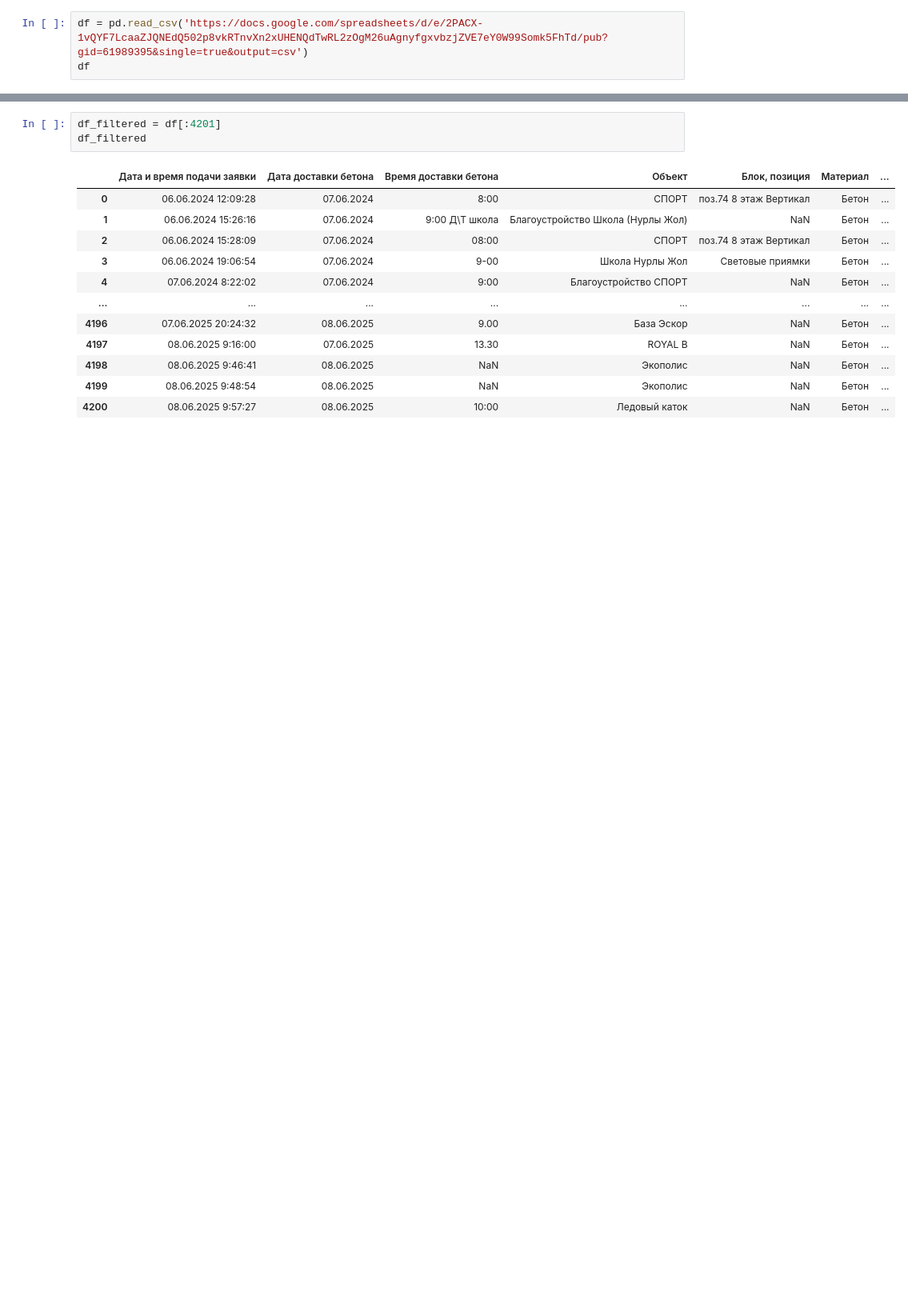
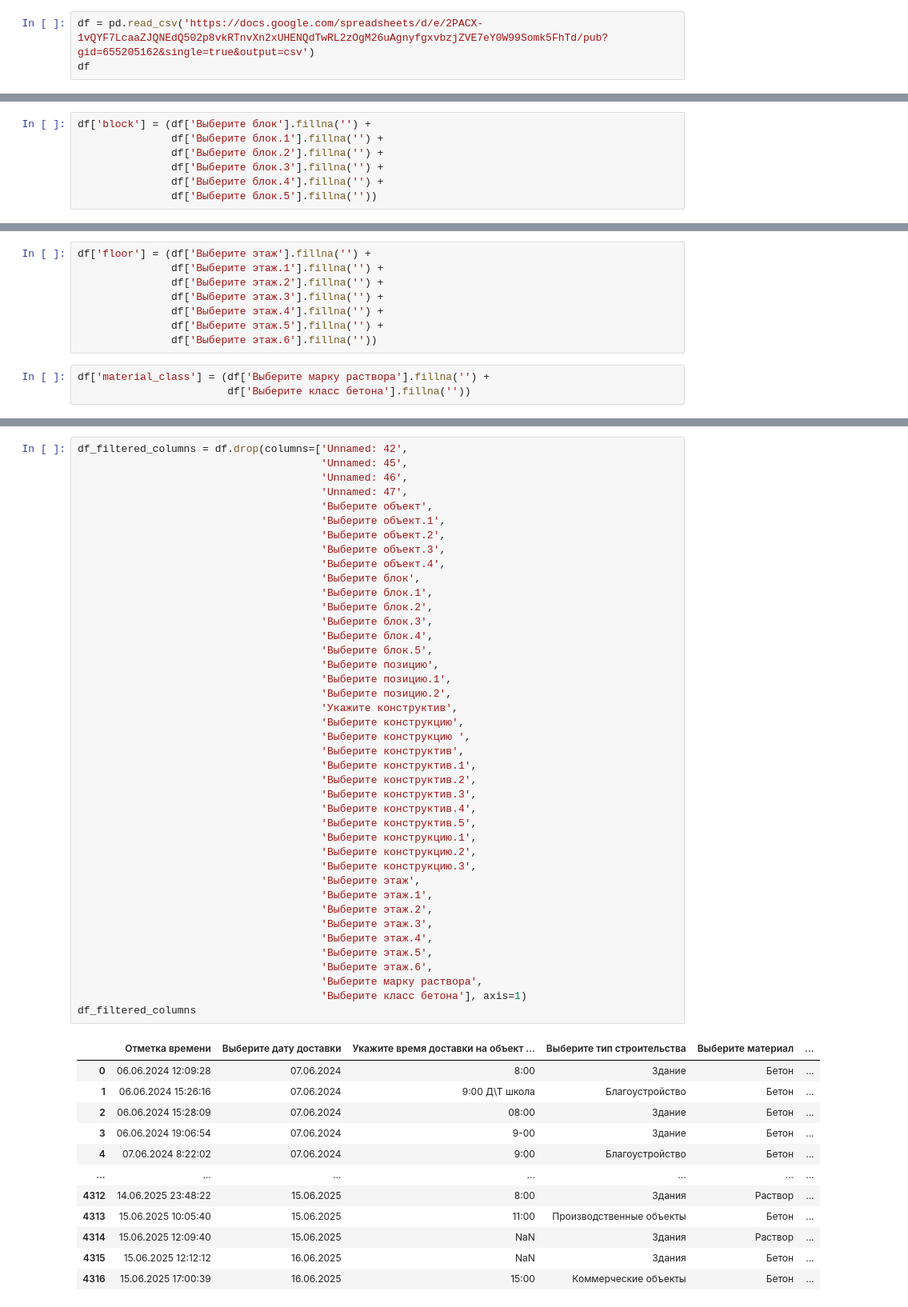
Before and after one commit to Andrefan1406/ds_projects, a Jupyter notebook: concrete_delays/Untitled.ipynb, the cells around one changed output, grey strips where cells are left out. Shown at 80% size. Drawn from its saved outputs; the diff is of its cells as text; blank space fills up the shorter version.

```diff
--- a/concrete_delays/Untitled.ipynb
+++ b/concrete_delays/Untitled.ipynb
@@ -4,4 +3,4 @@ import re
 # %%
-df = pd.read_csv('https://docs.google.com/spreadsheets/d/e/2PACX-1vQYF7LcaaZJQNEdQ502p8vkRTnvXn2xUHENQdTwRL2zOgM26uAgnyfgxvbzjZVE7eY0W99Somk5FhTd/pub?gid=61989395&single=true&output=csv')
+df = pd.read_csv('https://docs.google.com/spreadsheets/d/e/2PACX-1vQYF7LcaaZJQNEdQ502p8vkRTnvXn2xUHENQdTwRL2zOgM26uAgnyfgxvbzjZVE7eY0W99Somk5FhTd/pub?gid=655205162&single=true&output=csv')
 df
 # %% [output]
@@ -40,0 +50,7 @@ memory usage: 559.9+ KB
+# %%
+df['block'] = (df['Выберите блок'].fillna('') +
+               df['Выберите блок.1'].fillna('') +
+               df['Выберите блок.2'].fillna('') +
+               df['Выберите блок.3'].fillna('') +
+               df['Выберите блок.4'].fillna('') +
+               df['Выберите блок.5'].fillna(''))
@@ -40,0 +70,11 @@ memory usage: 559.9+ KB
+# %%
+df['floor'] = (df['Выберите этаж'].fillna('') +
+               df['Выберите этаж.1'].fillna('') +
+               df['Выберите этаж.2'].fillna('') +
+               df['Выберите этаж.3'].fillna('') +
+               df['Выберите этаж.4'].fillna('') +
+               df['Выберите этаж.5'].fillna('') +
+               df['Выберите этаж.6'].fillna(''))
+# %%
+df['material_class'] = (df['Выберите марку раствора'].fillna('') +
+                        df['Выберите класс бетона'].fillna(''))
@@ -41,16 +101,54 @@ memory usage: 559.9+ KB
 # %%
-df_filtered = df[:4201]
-df_filtered
+df_filtered_columns = df.drop(columns=['Unnamed: 42',
+                                       'Unnamed: 45',
+                                       'Unnamed: 46',
+                                       'Unnamed: 47',
+                                       'Выберите объект',
+                                       'Выберите объект.1',
+                                       'Выберите объект.2',
+                                       'Выберите объект.3',
+                                       'Выберите объект.4',
+                                       'Выберите блок',
+                                       'Выберите блок.1',
+                                       'Выберите блок.2',
+                                       'Выберите блок.3',
+                                       'Выберите блок.4',
+                                       'Выберите блок.5',
+                                       'Выберите позицию',
+                                       'Выберите позицию.1',
+                                       'Выберите позицию.2',
+                                       'Укажите конструктив',
+                                       'Выберите конструкцию',
+                                       'Выберите конструкцию ',
+                                       'Выберите конструктив',
+                                       'Выберите конструктив.1',
+                                       'Выберите конструктив.2',
+                                       'Выберите конструктив.3',
+                                       'Выберите конструктив.4',
+                                       'Выберите конструктив.5',
+                                       'Выберите конструкцию.1',
+                                       'Выберите конструкцию.2',
+                                       'Выберите конструкцию.3',
+                                       'Выберите этаж',
+                                       'Выберите этаж.1',
+                                       'Выберите этаж.2',
+                                       'Выберите этаж.3',
+                                       'Выберите этаж.4',
+                                       'Выберите этаж.5',
+                                       'Выберите этаж.6',
+                                       'Выберите марку раствора',
+                                       'Выберите класс бетона'], axis=1)
+df_filtered_columns
 # %% [output]
-|  | Дата и время подачи заявки | Дата доставки бетона | Время доставки бетона | Объект | Блок, позиция | Материал | ... |
-| 0 | 06.06.2024 12:09:28 | 07.06.2024 | 8:00 | СПОРТ | поз.74 8 этаж Вертикал | Бетон | ... |
-| 1 | 06.06.2024 15:26:16 | 07.06.2024 | 9:00 Д\Т школа | Благоустройство Школа (Нурлы Жол) | NaN | Бетон | ... |
-| 2 | 06.06.2024 15:28:09 | 07.06.2024 | 08:00 | СПОРТ | поз.74 8 этаж Вертикал | Бетон | ... |
-| 3 | 06.06.2024 19:06:54 | 07.06.2024 | 9-00 | Школа Нурлы Жол | Световые приямки | Бетон | ... |
-| 4 | 07.06.2024 8:22:02 | 07.06.2024 | 9:00 | Благоустройство СПОРТ | NaN | Бетон | ... |
-| ... | ... | ... | ... | ... | ... | ... | ... |
-| 4196 | 07.06.2025 20:24:32 | 08.06.2025 | 9.00 | База Эскор | NaN | Бетон | ... |
-| 4197 | 08.06.2025 9:16:00 | 07.06.2025 | 13.30 | ROYAL B | NaN | Бетон | ... |
-| 4198 | 08.06.2025 9:46:41 | 08.06.2025 | NaN | Экополис | NaN | Бетон | ... |
-| 4199 | 08.06.2025 9:48:54 | 08.06.2025 | NaN | Экополис | NaN | Бетон | ... |
-| 4200 | 08.06.2025 9:57:27 | 08.06.2025 | 10:00 | Ледовый каток | NaN | Бетон | ... |
+|  | Отметка времени | Выберите дату доставки | Укажите время доставки на объект ... | Выберите тип строительства | Выберите материал | ... |
+| 0 | 06.06.2024 12:09:28 | 07.06.2024 | 8:00 | Здание | Бетон | ... |
+| 1 | 06.06.2024 15:26:16 | 07.06.2024 | 9:00 Д\Т школа | Благоустройство | Бетон | ... |
+| 2 | 06.06.2024 15:28:09 | 07.06.2024 | 08:00 | Здание | Бетон | ... |
+| 3 | 06.06.2024 19:06:54 | 07.06.2024 | 9-00 | Здание | Бетон | ... |
+| 4 | 07.06.2024 8:22:02 | 07.06.2024 | 9:00 | Благоустройство | Бетон | ... |
+| ... | ... | ... | ... | ... | ... | ... |
+| 4312 | 14.06.2025 23:48:22 | 15.06.2025 | 8:00 | Здания | Раствор | ... |
+| 4313 | 15.06.2025 10:05:40 | 15.06.2025 | 11:00 | Производственные объекты | Бетон | ... |
+| 4314 | 15.06.2025 12:09:40 | 15.06.2025 | NaN | Здания | Раствор | ... |
+| 4315 | 15.06.2025 12:12:12 | 16.06.2025 | NaN | Здания | Бетон | ... |
+| 4316 | 15.06.2025 17:00:39 | 16.06.2025 | 15:00 | Коммерческие объекты | Бетон | ... |
```
Also changed, not shown: parts of 25 cells of this notebook.
